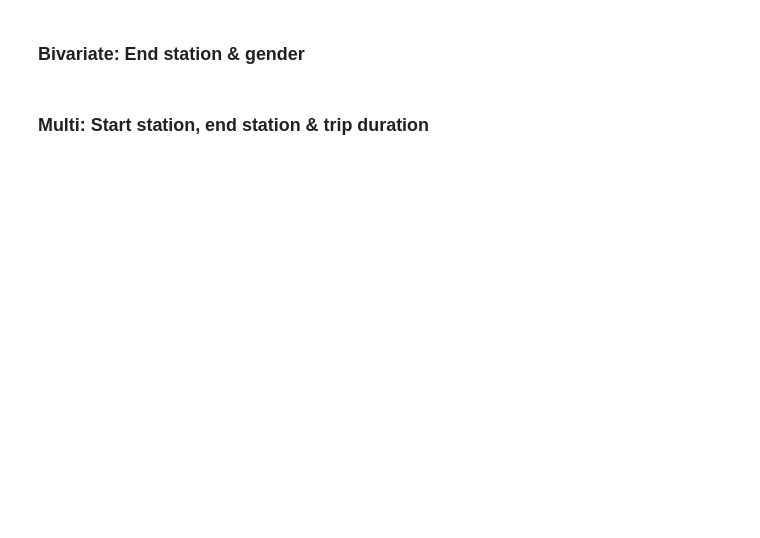
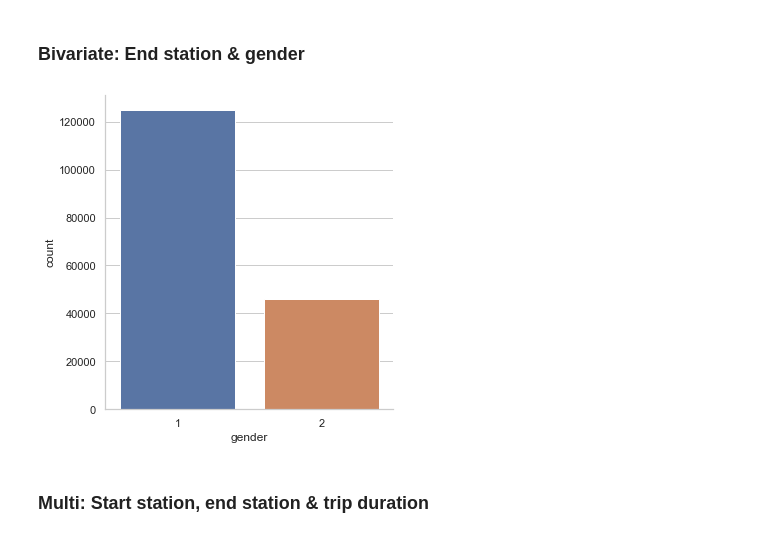
Before and after one commit to mcbsanchez/Trifacta-DATAPRE, a Jupyter notebook: 06 - EDA Exercise/Exercise 1 - 06 - EDA.ipynb, the cells around one changed output. Saved outputs shown, nothing was run; the diff lists cells and outputs as text; code cells hidden in the pictures; blank space fills up the shorter version.

```diff
--- a/06 - EDA Exercise/Exercise 1 - 06 - EDA.ipynb
+++ b/06 - EDA Exercise/Exercise 1 - 06 - EDA.ipynb
@@ -615,5 +689,9 @@ Based on the histogram, we can see that for each age group for subscribers, ther
 # %% [markdown]
 ### Bivariate: End station & gender
+# %%
+gender_plot = sns.catplot(x="gender", kind="count", order=[1, 2], data=data[data["gender"] > 0])
+# %% [output]
+[figure, added]
 # %% [markdown]
 ### Multi: Start station, end station & trip duration
 # %%
```
Also changed, not shown: parts of 39 cells of this notebook.
